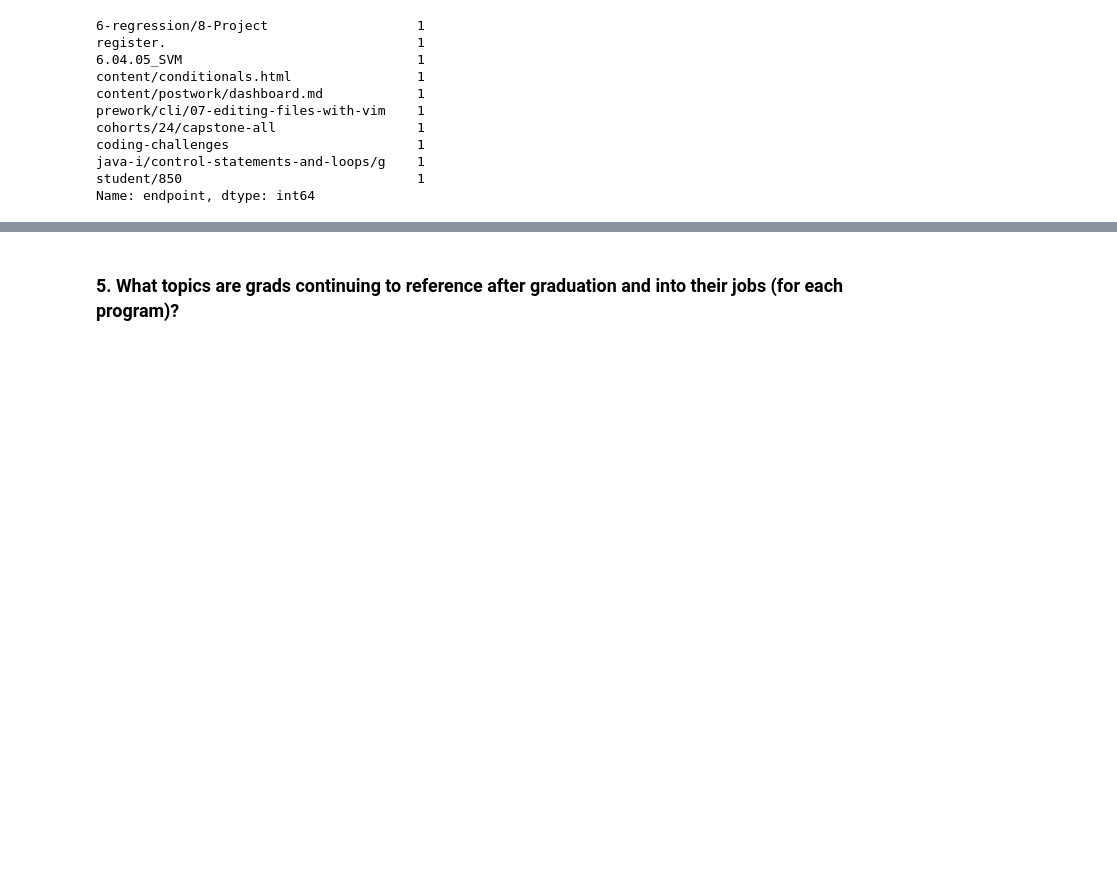
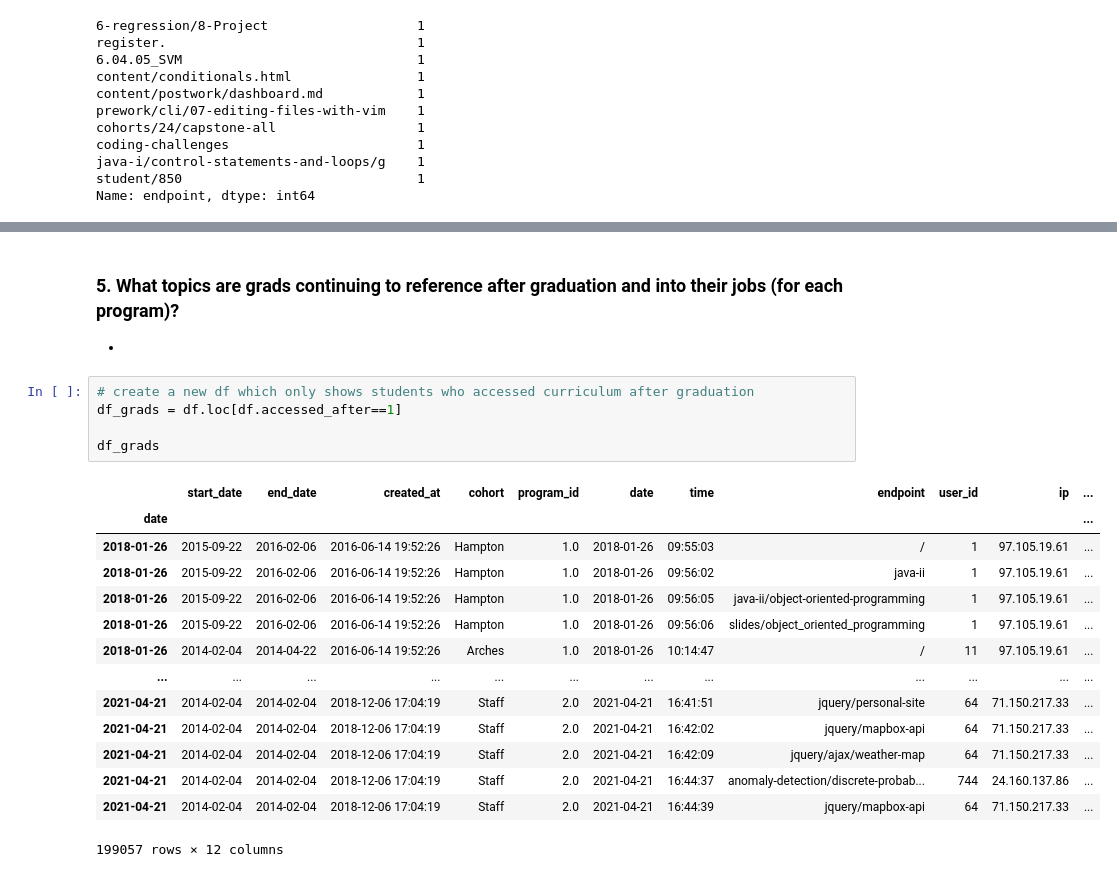
Before and after one commit to naqvi-and-vu/anomaly-detection-project, a Jupyter notebook: final_notebook.ipynb, the cells around one changed output, grey strips where cells are left out. Cells and saved outputs as stored; diff of their text form; blank space fills up the shorter version.

```diff
--- a/final_notebook.ipynb
+++ b/final_notebook.ipynb
@@ -457,3 +647,25 @@ student/850
 Name: endpoint, dtype: int64
 # %% [markdown]
 ### 5. What topics are grads continuing to reference after graduation and into their jobs (for each program)?
+
+-
+# %%
+# create a new df which only shows students who accessed curriculum after graduation
+df_grads = df.loc[df.accessed_after==1]
+
+df_grads
+# %% [output]
+|  | start_date | end_date | created_at | cohort | program_id | date | time | endpoint | user_id | ip | ... |
+| date |  |  |  |  |  |  |  |  |  |  | ... |
+| 2018-01-26 | 2015-09-22 | 2016-02-06 | 2016-06-14 19:52:26 | Hampton | 1.0 | 2018-01-26 | 09:55:03 | / | 1 | 97.105.19.61 | ... |
+| 2018-01-26 | 2015-09-22 | 2016-02-06 | 2016-06-14 19:52:26 | Hampton | 1.0 | 2018-01-26 | 09:56:02 | java-ii | 1 | 97.105.19.61 | ... |
+| 2018-01-26 | 2015-09-22 | 2016-02-06 | 2016-06-14 19:52:26 | Hampton | 1.0 | 2018-01-26 | 09:56:05 | java-ii/object-oriented-programming | 1 | 97.105.19.61 | ... |
+| 2018-01-26 | 2015-09-22 | 2016-02-06 | 2016-06-14 19:52:26 | Hampton | 1.0 | 2018-01-26 | 09:56:06 | slides/object_oriented_programming | 1 | 97.105.19.61 | ... |
+| 2018-01-26 | 2014-02-04 | 2014-04-22 | 2016-06-14 19:52:26 | Arches | 1.0 | 2018-01-26 | 10:14:47 | / | 11 | 97.105.19.61 | ... |
+| ... | ... | ... | ... | ... | ... | ... | ... | ... | ... | ... | ... |
+| 2021-04-21 | 2014-02-04 | 2014-02-04 | 2018-12-06 17:04:19 | Staff | 2.0 | 2021-04-21 | 16:41:51 | jquery/personal-site | 64 | 71.150.217.33 | ... |
+| 2021-04-21 | 2014-02-04 | 2014-02-04 | 2018-12-06 17:04:19 | Staff | 2.0 | 2021-04-21 | 16:42:02 | jquery/mapbox-api | 64 | 71.150.217.33 | ... |
+| 2021-04-21 | 2014-02-04 | 2014-02-04 | 2018-12-06 17:04:19 | Staff | 2.0 | 2021-04-21 | 16:42:09 | jquery/ajax/weather-map | 64 | 71.150.217.33 | ... |
+| 2021-04-21 | 2014-02-04 | 2014-02-04 | 2018-12-06 17:04:19 | Staff | 2.0 | 2021-04-21 | 16:44:37 | anomaly-detection/discrete-probab... | 744 | 24.160.137.86 | ... |
+| 2021-04-21 | 2014-02-04 | 2014-02-04 | 2018-12-06 17:04:19 | Staff | 2.0 | 2021-04-21 | 16:44:39 | jquery/mapbox-api | 64 | 71.150.217.33 | ... |
+199057 rows × 12 columns
```
Also changed, not shown: parts of 32 cells of this notebook.
